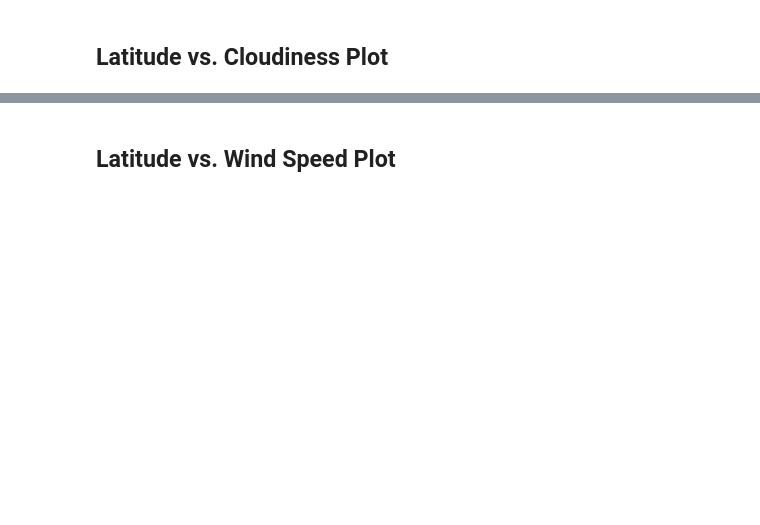
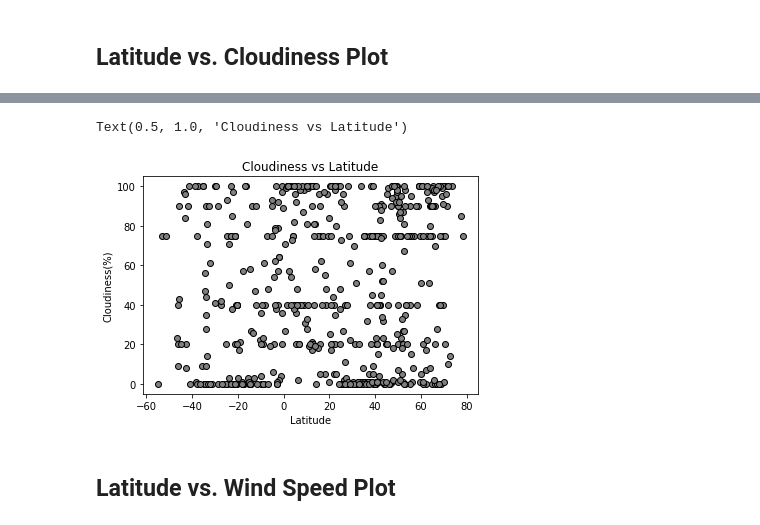
Before and after one commit to kayoung7766/python-api-challenge, a Jupyter notebook: WeatherPy.ipynb, the cells around one changed output, grey strips where cells are left out. Cells and saved outputs as stored; diff of their text form; code cells hidden in the pictures; blank space fills up the shorter version.

```diff
--- a/WeatherPy.ipynb
+++ b/WeatherPy.ipynb
@@ -149,2 +178,12 @@ Int64Index([], dtype='int64')
+# %%
+x_axis=cities_data["Latitude"]
+y_axis=cities_data["Cloudiness"]
+plt.scatter(x_axis, y_axis, facecolors="gray", edgecolors="black")
+plt.xlabel("Latitude")
+plt.ylabel("Cloudiness(%)")
+plt.title("Cloudiness vs Latitude")
+# %% [output]
+Text(0.5, 1.0, 'Cloudiness vs Latitude')
+[figure, added]
 # %% [markdown]
 ## Latitude vs. Wind Speed Plot
```
Also changed, not shown: parts of 31 cells of this notebook, 1 other file.
